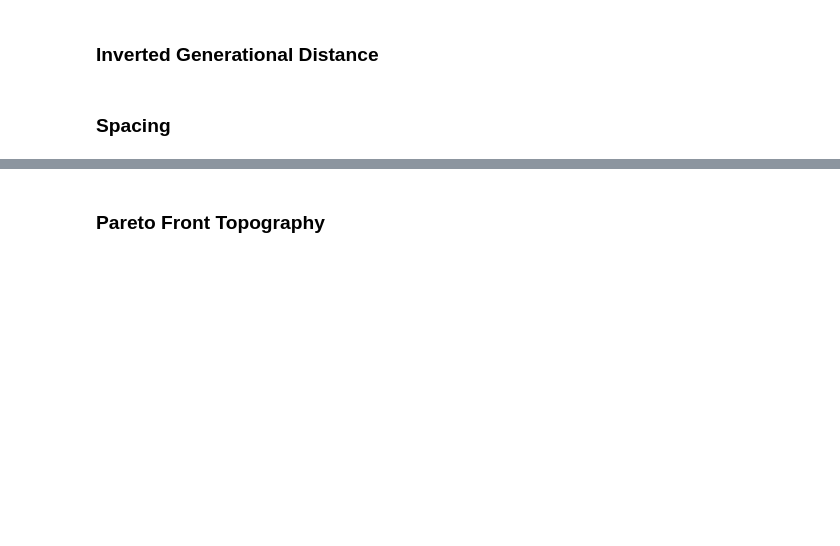
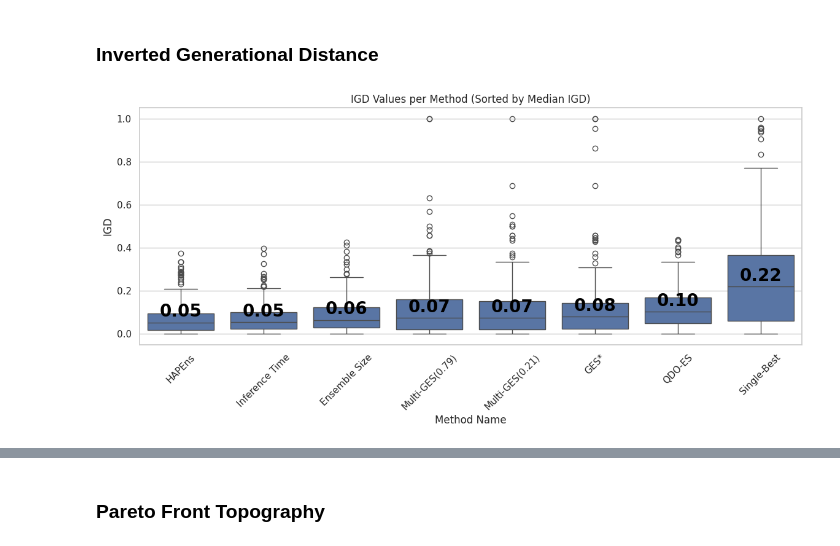
Before and after one commit to Atraxus/HA-ES, a Jupyter notebook: haes/plotting.ipynb, the cells around one changed output, grey strips where cells are left out. Saved outputs shown, nothing was run; the diff lists cells and outputs as text; code cells hidden in the pictures; blank space fills up the shorter version.

```diff
--- a/haes/plotting.ipynb
+++ b/haes/plotting.ipynb
@@ -685,10 +735,12 @@ def plot_IGD_values_with_medians(igd_results):
     plt.show()
 # %%
 # Calculate IGD per method
-igd_results = calculate_IGD_per_method(df, ["negated_normalized_roc_auc", "normalized_time"])
+igd_results = calculate_IGD_per_method(df, objectives)
 
 # Plot IGD values per method, sorted by median IGD, and annotate median values
 plot_IGD_values_with_medians(igd_results)
+# %% [output]
+[figure, added]
 # %%
 # Group by 'method_name' and 'task_id', and aggregate with 'sum'
 agg_igd = igd_results.groupby(["method_name", "task_id"]).agg('sum').reset_index()
@@ -713,5 +765,3 @@ igd_result = cd_evaluation(
     plt_title="Hypervolume Critical Difference Plot",
     filename="../plots/CDP_IGD.pdf",
 )
-# %% [markdown]
-### Spacing
```
Also changed, not shown: parts of 22 cells of this notebook, 28 other files.
